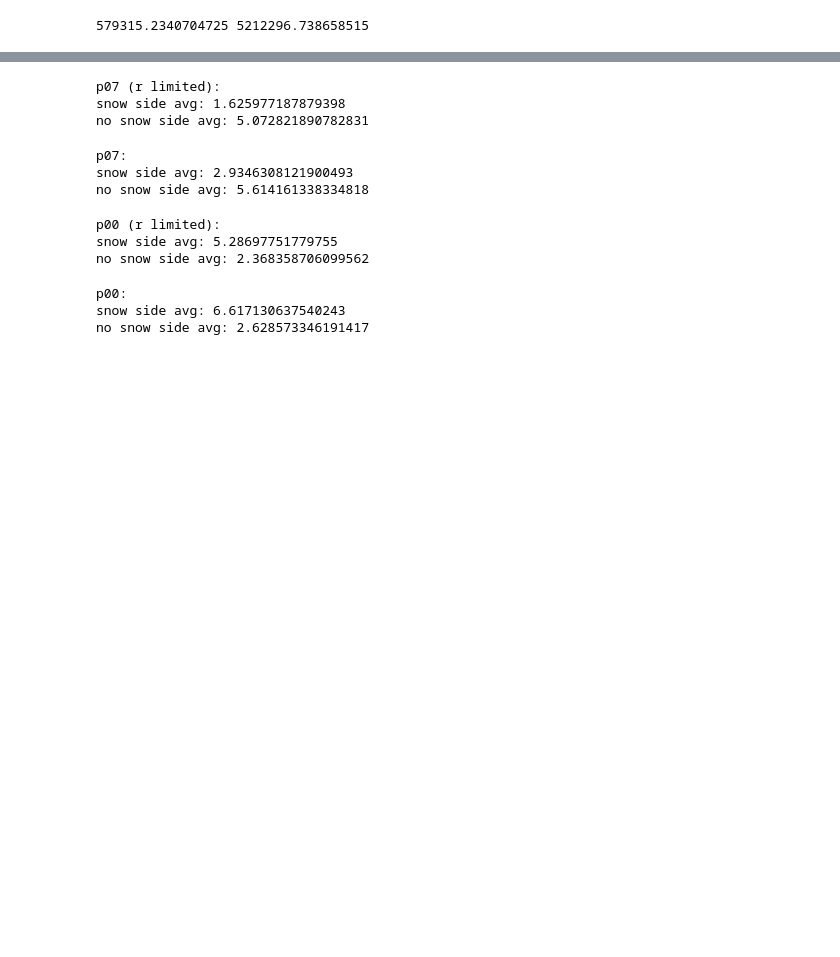
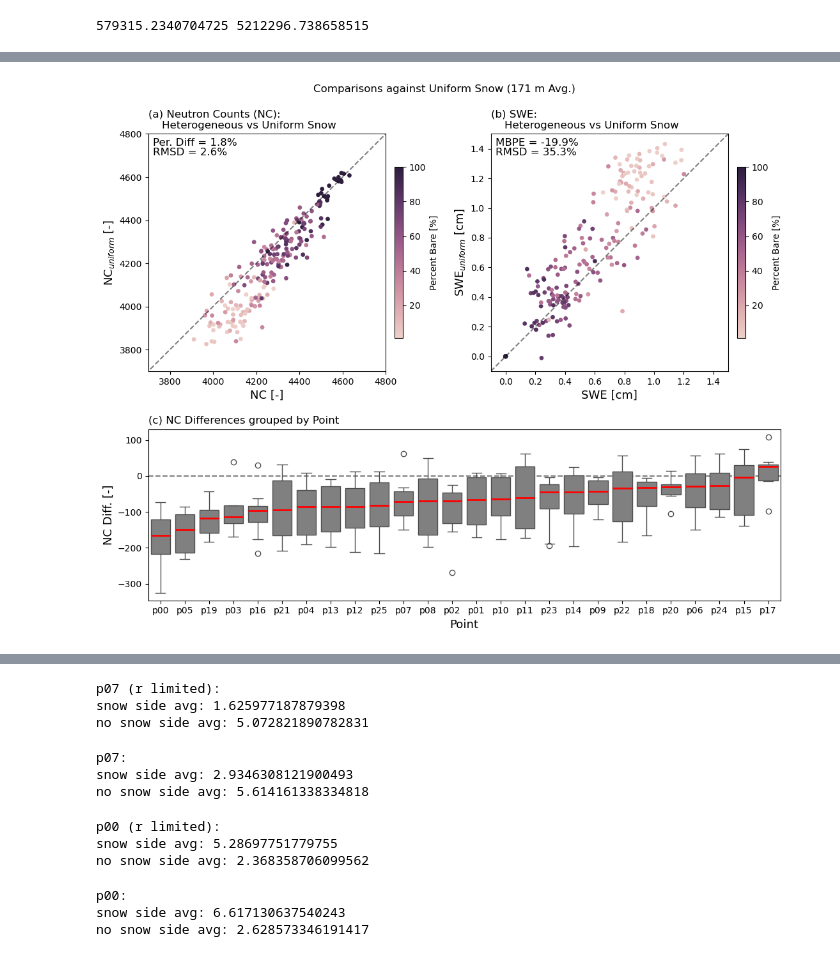
Before and after one commit to heyjoekim/spatial_crns_carc, a Jupyter notebook: analysis_cont.ipynb, the cells around one changed output, grey strips where cells are left out. Drawn from its saved outputs; the diff is of its cells as text; code cells hidden in the pictures; blank space fills up the shorter version.

```diff
--- a/analysis_cont.ipynb
+++ b/analysis_cont.ipynb
@@ -4119,0 +4349,5 @@ plt.show()
+# %%
+ncdf_no_control = ncdf_no_control.merge(bare_per_df, on=['Date', 'Point'], how='left')
+# %%
+all_diffs = all_diffs.merge(bare_per_df, on=['Date', 'Point'], how='left')
+all_diffs = all_diffs.merge(var_df, on=['Date', 'Point'], how='left')
@@ -4119,0 +4370,75 @@ plt.show()
+# %%
+#-- Figure 6 Code --------------------------
+fig = plt.figure(figsize=(11,10))
+gs = fig.add_gridspec(2,2, height_ratios=[1,0.5])
+# set colorbar to seaborn's cubehelix
+cmap = sns.cubehelix_palette(as_cmap=True)
+
+# Plot NC -----------------------------------------
+ax1 = fig.add_subplot(gs[0,0])
+ax1.set_aspect('equal', adjustable='box')
+ax1.plot(np.arange(3200,5110,100),np.arange(3200,5110,100), 'k--', alpha=0.5)
+# sns.scatterplot(x=ncdf_no_control['NC'],
+#                 y=ncdf_u_171m_no_control['NC'], hue=ncdf_no_control['Percent Bare [%]'],
+#                 palette='cubehelix', ax=ax1)
+sc = ax1.scatter(ncdf_no_control['NC'], ncdf_u_171m_no_control['NC'],
+                 s = 15, c=ncdf_no_control['Percent Bare [%]'], marker='o', cmap=cmap)
+plt.colorbar(sc, ax=ax1, shrink=0.5, pad=0.03, label='Percent Bare [%]')
+
+# set limits, title, and axis labels
+ax1.set_xlim(3700,4800)
+ax1.set_ylim(3700,4800)
+ax1.set_title('(a) Neutron Counts (NC):\n    Heterogeneous vs Uniform Snow', loc='left')
+ax1.set_xlabel('NC [-]', fontsize=13)
+ax1.set_ylabel(r'NC$_{uniform}$ [-]', fontsize=13)
+
+# Plot SD -----------------------------------------
+ax2 = fig.add_subplot(gs[0,1])
+ax2.set_aspect('equal', adjustable='box')
+ax2.plot(np.arange(-0.1,1.9,.1), np.arange(-0.1,1.9,.1), 'k--', alpha=0.5)
+sc = ax2.scatter(ncdf_no_control['SWE [cm]'], ncdf_u_171m_no_control['SWE [cm]'],
+                 s = 15, c=ncdf_no_control['Percent Bare [%]'], marker='o', cmap=cmap)
+plt.colorbar(sc, ax=ax2, shrink=0.5, pad=0.03, label='Percent Bare [%]')
+# set limits, title, and axis labels
+ax2.set_xlim(-0.1,1.5)
+ax2.set_ylim(-0.1,1.5)
+ax2.set_title('(b) SWE:\n    Heterogeneous vs Uniform Snow', loc='left')
+ax2.set_xlabel('SWE [cm]', fontsize=13)
+ax2.set_ylabel(r'SWE$_{uniform}$ [cm]', fontsize=13)
+
+mbe_a = mean_bias_error(ncdf_no_control['NC'],
+                    ncdf_u_171m_no_control['NC'])
+mbe_b = mean_bias_error(ncdf_no_control['SWE [cm]'],
+                ncdf_u_171m_no_control['SWE [cm]'])
+rmse_a = np.sqrt(mean_squared_error(ncdf_no_control['NC'],
+                           ncdf_u_171m_no_control['NC']))
+rmse_b =np.sqrt(mean_squared_error(ncdf_no_control['SWE [cm]'],
+                           ncdf_u_171m_no_control['SWE [cm]']))
+mbpe_a = mbe_a/ncdf_u_171m_no_control['NC'].mean()
+rmspe_a = rmse_a/ncdf_u_171m_no_control['NC'].mean()
+mbpe_b = mbe_b/ncdf_u_171m_no_control['SWE [cm]'].mean()
+rmspe_b = rmse_b/ncdf_u_171m_no_control['SWE [cm]'].mean()
+
+ax1.text(0.02,0.95, 'Per. Diff = {:.1f}%'.format(mbpe_a*100), transform=ax1.transAxes, fontsize=12)
+ax1.text(0.02,0.91, 'RMSD = {:.1f}%'.format(rmspe_a*100), transform=ax1.transAxes, fontsize=12)
+
+ax2.text(0.02,0.95, 'MBPE = {:.1f}%'.format(mbpe_b*100), transform=ax2.transAxes, fontsize=12)
+ax2.text(0.02,0.91, 'RMSD = {:.1f}%'.format(rmspe_b*100), transform=ax2.transAxes, fontsize=12)
+
+ax3 = fig.add_subplot(gs[1,0:2])
+sorted_meds = all_diffs.groupby('Point')['diff_f'].median().sort_values()
+ax3.axhline(0, color='k', ls='--', alpha=0.5)
+sns.boxplot(ax=ax3, data=all_diffs, x='Point', y='diff_f',
+            order=sorted_meds.index, color='grey',
+            medianprops={"color": "r", "linewidth": 2})
+ax3.set_title('(c) NC Differences grouped by Point', loc='left')
+ax3.set_ylabel('NC Diff. [-]', fontsize=13)
+ax3.set_xlabel('Point', fontsize=13)
+# y=0.92
+plt.suptitle('Comparisons against Uniform Snow (171 m Avg.)', y=0.90)
+gs.tight_layout(fig, rect=[0, 0.03, 1, 0.95])
+# remove comment to save
+# plt.savefig('../figs/to_publish/f04.png', bbox_inches='tight', facecolor='w', dpi=300)
+plt.savefig('../figs/to_publish/f04.pdf', bbox_inches='tight', facecolor='w', dpi=300)
+# %% [output]
+[figure, new version]
```
Also changed, not shown: parts of 49 cells of this notebook, 3 other files.
